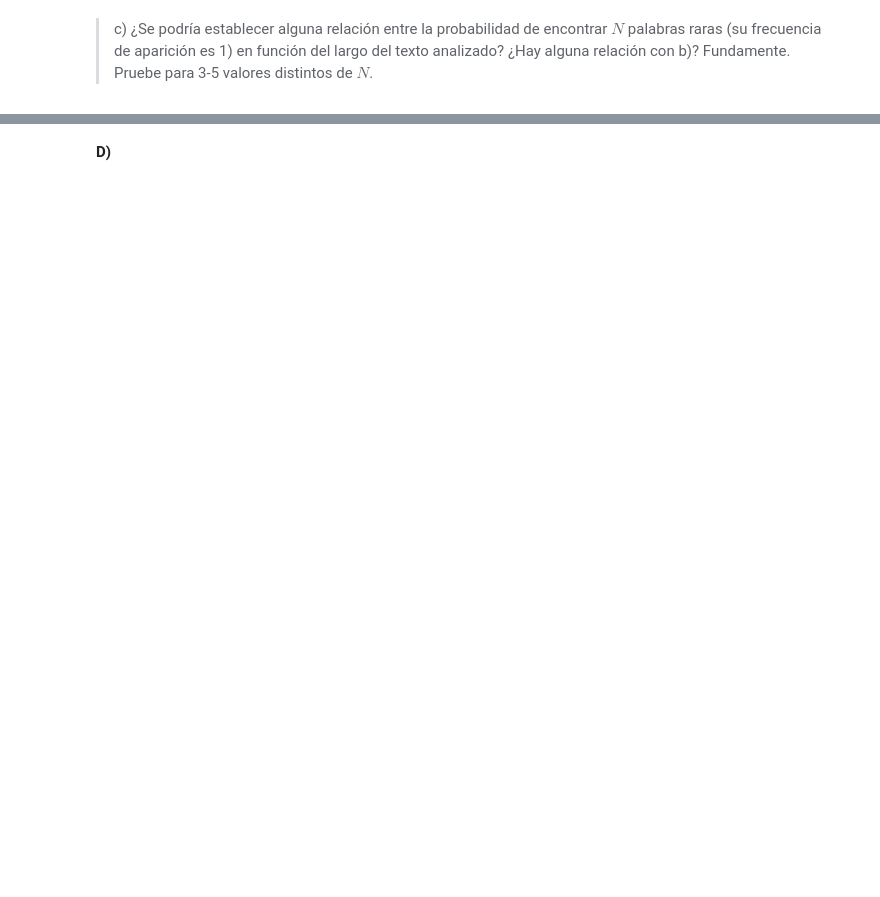
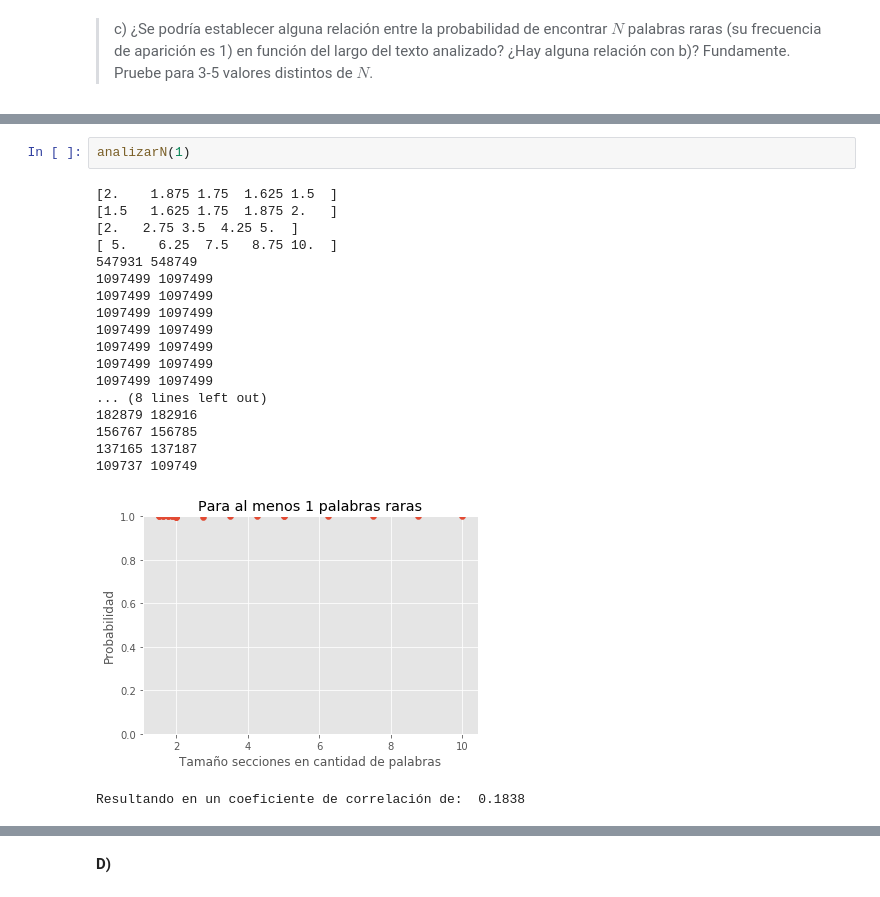
Before and after one commit to dmedelba/Lab3-Estaca, a Jupyter notebook: Laboratorio 3.ipynb, the cells around one changed output, grey strips where cells are left out. Drawn from its saved outputs; the diff is of its cells as text; blank space fills up the shorter version.

```diff
--- a/Laboratorio 3.ipynb
+++ b/Laboratorio 3.ipynb
@@ -304,3 +335,25 @@ array([1.20587785, 6.29257093, 4.63462719])
+# %%
+analizarN(1)
+# %% [output]
+[2.    1.875 1.75  1.625 1.5  ]
+[1.5   1.625 1.75  1.875 2.   ]
+[2.   2.75 3.5  4.25 5.  ]
+[ 5.    6.25  7.5   8.75 10.  ]
+547931 548749
+1097499 1097499
+1097499 1097499
+1097499 1097499
+1097499 1097499
+1097499 1097499
+1097499 1097499
+1097499 1097499
+... (8 lines left out)
+182879 182916
+156767 156785
+137165 137187
+109737 109749
+[figure, added]
+Resultando en un coeficiente de correlación de:  0.1838
 # %%
 cuenta_palabras
 df = pd.DataFrame(cuenta_palabras.items(), columns=['Palabra', 'Frecuencia'])
```
Also changed, not shown: parts of 11 cells of this notebook, 2 other files.
